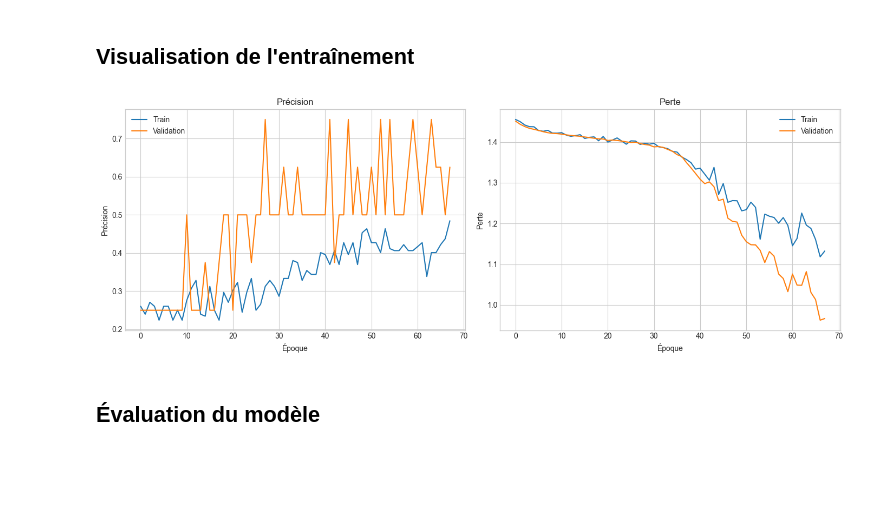
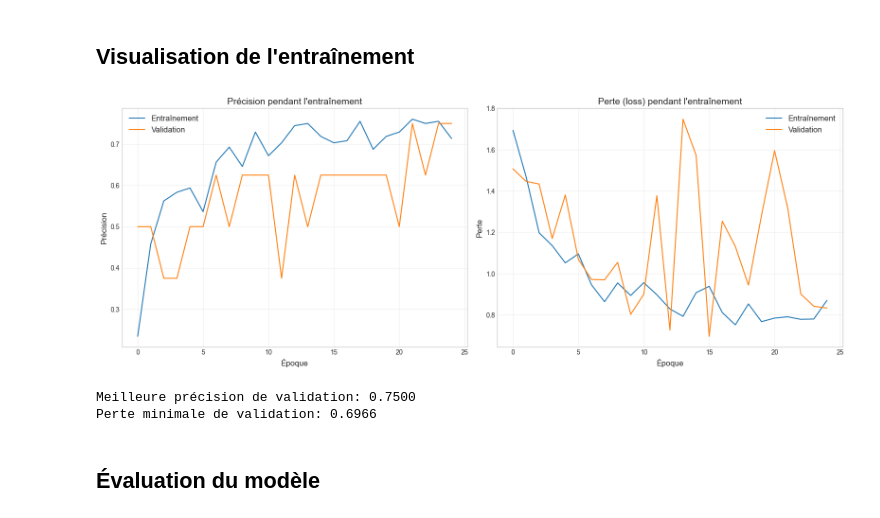
Before and after one commit to Orholam3/simple-vsr-project, a Jupyter notebook: vsr/notebooks/VSR03_Model_Training.ipynb, the cells around one changed output. Cells and saved outputs as stored; diff of their text form; code cells hidden in the pictures; blank space fills up the shorter version.

```diff
--- a/vsr/notebooks/VSR03_Model_Training.ipynb
+++ b/vsr/notebooks/VSR03_Model_Training.ipynb
@@ -312,7 +502,7 @@ def apply_augmentation(X_data):
                 rotated = cv2.warpAffine(frame, M, (img_size, img_size))
 
                 # Variation de luminosité
-                brightness = np.random.uniform(0.7, 1.3)
+                brightness = np.random.uniform(0.8, 1.2)
                 brightened = np.clip(rotated * brightness, 0, 1)
 
                 # Légère variation de zoom (90% à 110%)
@@ -659,0 +857,4 @@ history = model.fit(
+# %%
+# Paramètres ajustés pour petit dataset
+batch_size = 4  # Très petit batch size
+epochs = 25    # (avec early stopping)
@@ -660,33 +930,55 @@ history = model.fit(
 # %% [markdown]
 ## Visualisation de l'entraînement
 # %%
-# Tracer les courbes d'apprentissage
-plt.figure(figsize=(14, 5))
+# Fonction pour afficher les courbes d'apprentissage
+def plot_learning_curves(history):
+    # Configurer la figure
+    plt.figure(figsize=(16, 6))
 
-# Précision
-plt.subplot(1, 2, 1)
-plt.plot(history.history['accuracy'], label='Train')
-plt.plot(history.history['val_accuracy'], label='Validation')
-plt.title('Précision')
-plt.xlabel('Époque')
-plt.ylabel('Précision')
-plt.legend()
-plt.grid(True)
+    # Courbe de précision
+    plt.subplot(1, 2, 1)
+    plt.plot(history.history['accuracy'], label='Entraînement')
+    plt.plot(history.history['val_accuracy'], label='Validation')
+    plt.title('Précision pendant l\'entraînement', fontsize=14)
+    plt.xlabel('Époque', fontsize=12)
+    plt.ylabel('Précision', fontsize=12)
+    plt.legend(fontsize=12)
+    plt.grid(True, alpha=0.3)
 
-# Perte
-plt.subplot(1, 2, 2)
-plt.plot(history.history['loss'], label='Train')
-plt.plot(history.history['val_loss'], label='Validation')
-plt.title('Perte')
-plt.xlabel('Époque')
-plt.ylabel('Perte')
-plt.legend()
-plt.grid(True)
+    # Courbe de perte
+    plt.subplot(1, 2, 2)
+    plt.plot(history.history['loss'], label='Entraînement')
+    plt.plot(history.history['val_loss'], label='Validation')
+    plt.title('Perte (loss) pendant l\'entraînement', fontsize=14)
+    plt.xlabel('Époque', fontsize=12)
+    plt.ylabel('Perte', fontsize=12)
+    plt.legend(fontsize=12)
+    plt.grid(True, alpha=0.3)
 
-plt.tight_layout()
-plt.show()
+    plt.tight_layout()
+    plt.show()
+
+    # Optionnel: Afficher les métriques finales
+    print(f"Meilleure précision de validation: {max(history.history['val_accuracy']):.4f}")
+    print(f"Perte minimale de validation: {min(history.history['val_loss']):.4f}")
+
+    # Optionnel: Courbe du taux d'apprentissage si vous utilisez ReduceLROnPlateau
+    if 'lr' in history.history:
+        plt.figure(figsize=(10, 4))
+        plt.plot(history.history['lr'])
+        plt.title('Évolution du taux d\'apprentissage', fontsize=14)
+        plt.xlabel('Époque', fontsize=12)
+        plt.ylabel('Taux d\'apprentissage', fontsize=12)
+        plt.yscale('log')  # Échelle logarithmique pour mieux visualiser
+        plt.grid(True, alpha=0.3)
+        plt.show()
+
+# Appeler la fonction après l'entraînement
+plot_learning_curves(history)
 # %% [output]
-[figure, old version]
+[figure, new version]
+Meilleure précision de validation: 0.7500
+Perte minimale de validation: 0.6966
 # %% [markdown]
 ## Évaluation du modèle
 # %%
```
Also changed, not shown: parts of 32 cells of this notebook, 5 other files.
